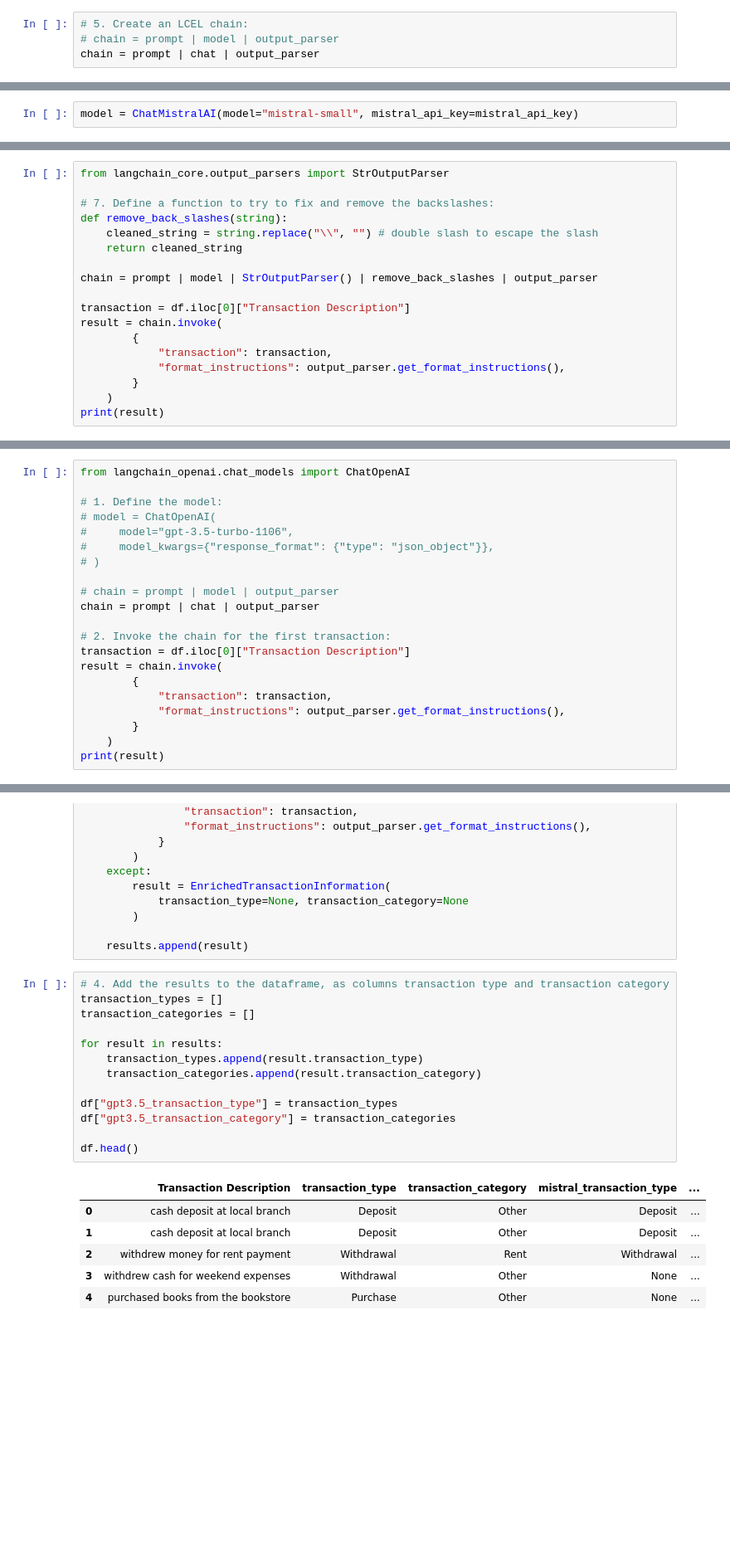
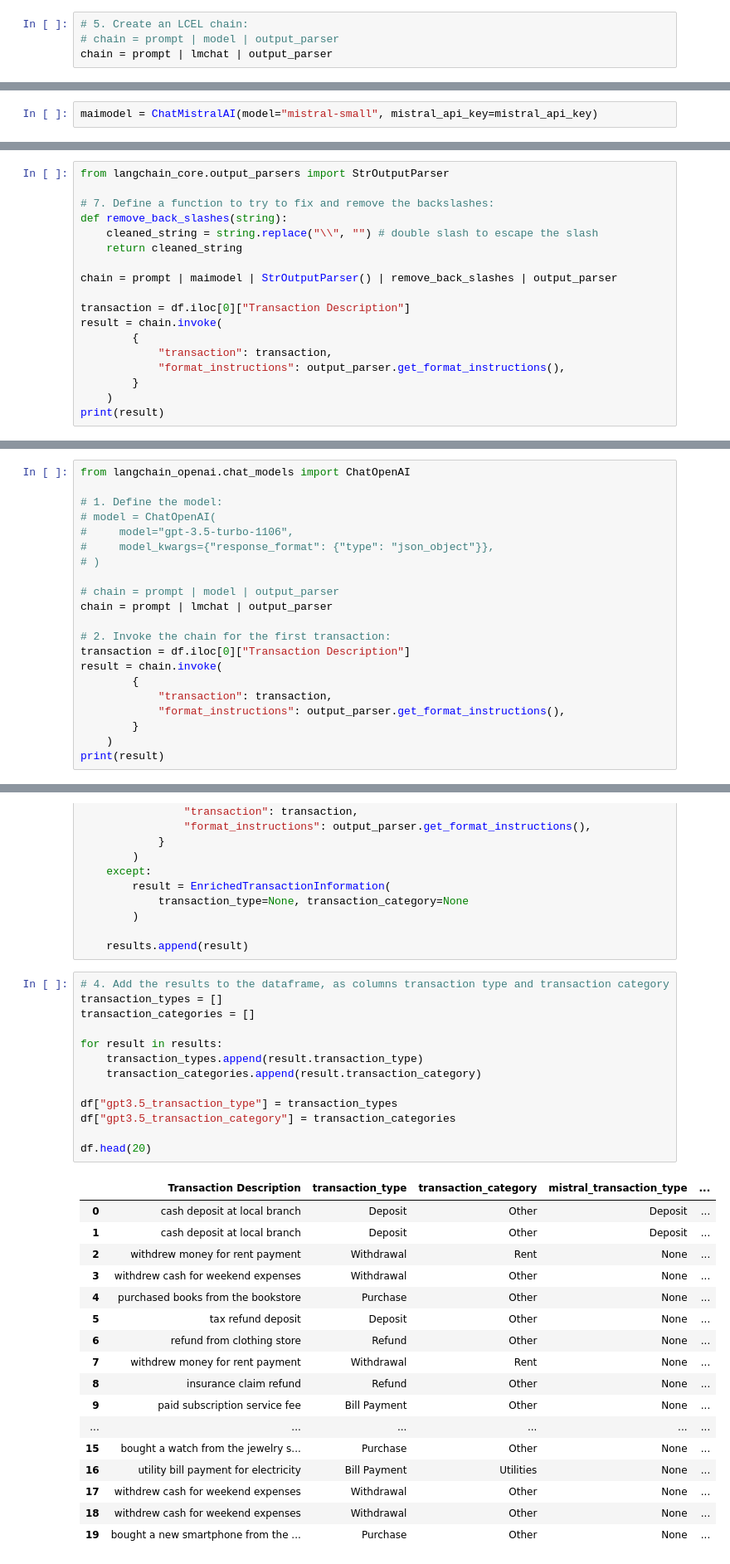
Before and after one commit to rkaunismaa/Prompt-Engineering-for-Generative-AI, a Jupyter notebook: chapter_4/langchain-evals.ipynb, the cells around one changed output, grey strips where cells are left out. Shown: that part at 83% size. Drawn from its saved outputs; the diff is of its cells as text; blank space fills up the shorter version.

```diff
--- a/chapter_4/langchain-evals.ipynb
+++ b/chapter_4/langchain-evals.ipynb
@@ -92,7 +92,7 @@ output_parser = PydanticOutputParser(pydantic_object=EnrichedTransactionInformat
 # %%
 # 5. Create an LCEL chain:
 # chain = prompt | model | output_parser
-chain = prompt | chat | output_parser
+chain = prompt | lmchat | output_parser
 # %%
 # 6. Invoke the chain for the whole dataset:
 results = []
@@ -169,7 +171,7 @@ mistral_api_key = os.environ["MISTRAL_API_KEY"]
 # %%
 print(mistral_api_key)
 # %%
-model = ChatMistralAI(model="mistral-small", mistral_api_key=mistral_api_key)
+maimodel = ChatMistralAI(model="mistral-small", mistral_api_key=mistral_api_key)
 # %%
 # 2. Define the prompt:
 system_prompt = """You are are an expert at analyzing bank transactions,
@@ -238,7 +240,7 @@ def remove_back_slashes(string):
     cleaned_string = string.replace("\\", "") # double slash to escape the slash
     return cleaned_string
 
-chain = prompt | model | StrOutputParser() | remove_back_slashes | output_parser
+chain = prompt | maimodel | StrOutputParser() | remove_back_slashes | output_parser
 
 transaction = df.iloc[0]["Transaction Description"]
 result = chain.invoke(
@@ -340,7 +342,7 @@ from langchain_openai.chat_models import ChatOpenAI
 # )
 
 # chain = prompt | model | output_parser
-chain = prompt | chat | output_parser
+chain = prompt | lmchat | output_parser
 
 # 2. Invoke the chain for the first transaction:
 transaction = df.iloc[0]["Transaction Description"]
@@ -375,23 +377,34 @@ for i, row in tqdm(df.iterrows(), total=len(df)):
 # %%
 # 4. Add the results to the dataframe, as columns transaction type and transaction category
 transaction_types = []
 transaction_categories = []
 
 for result in results:
     transaction_types.append(result.transaction_type)
     transaction_categories.append(result.transaction_category)
 
 df["gpt3.5_transaction_type"] = transaction_types
 df["gpt3.5_transaction_category"] = transaction_categories
 
-df.head()
+df.head(20)
 # %% [output]
 |  | Transaction Description | transaction_type | transaction_category | mistral_transaction_type | ... |
 | 0 | cash deposit at local branch | Deposit | Other | Deposit | ... |
 | 1 | cash deposit at local branch | Deposit | Other | Deposit | ... |
-| 2 | withdrew money for rent payment | Withdrawal | Rent | Withdrawal | ... |
+| 2 | withdrew money for rent payment | Withdrawal | Rent | None | ... |
 | 3 | withdrew cash for weekend expenses | Withdrawal | Other | None | ... |
 | 4 | purchased books from the bookstore | Purchase | Other | None | ... |
+| 5 | tax refund deposit | Deposit | Other | None | ... |
+| 6 | refund from clothing store | Refund | Other | None | ... |
+| 7 | withdrew money for rent payment | Withdrawal | Rent | None | ... |
+| 8 | insurance claim refund | Refund | Other | None | ... |
+| 9 | paid subscription service fee | Bill Payment | Other | None | ... |
+| ... | ... | ... | ... | ... | ... |
+| 15 | bought a watch from the jewelry s... | Purchase | Other | None | ... |
+| 16 | utility bill payment for electricity | Bill Payment | Utilities | None | ... |
+| 17 | withdrew cash for weekend expenses | Withdrawal | Other | None | ... |
+| 18 | withdrew cash for weekend expenses | Withdrawal | Other | None | ... |
+| 19 | bought a new smartphone from the ... | Purchase | Other | None | ... |
 # %%
 # Loop through the dataframe and evaluate the predictions
 transaction_types = []
```
Also changed, not shown: parts of 12 cells of this notebook.
